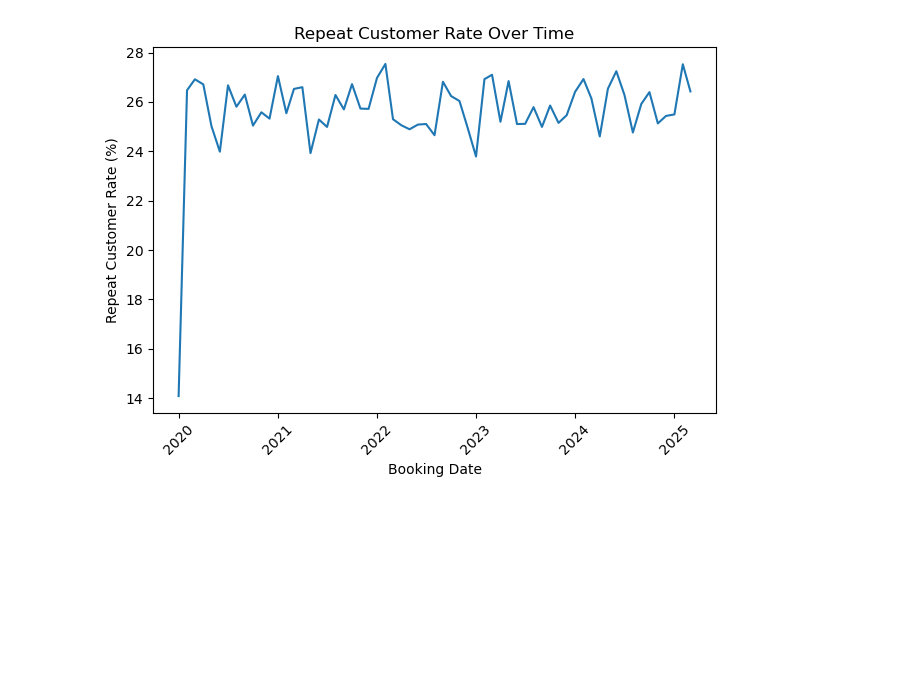
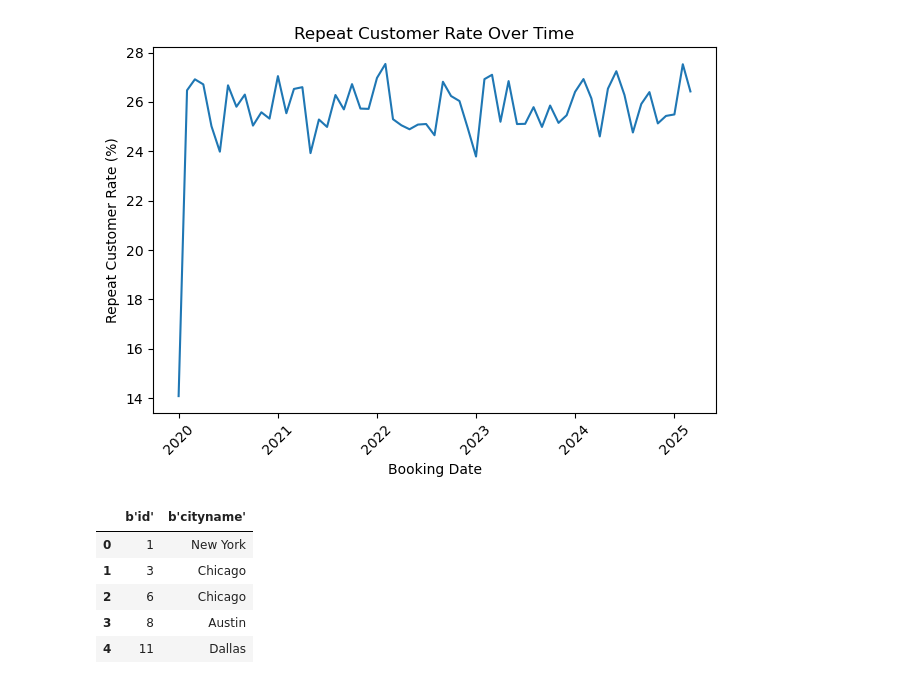
Before and after one commit to Amoako419/Rental_Marketplace, a Jupyter notebook: notebooks/kpis_pandas.ipynb, the cells around one changed output. Saved outputs shown, nothing was run; the diff lists cells and outputs as text; code cells hidden in the pictures; blank space fills up the shorter version.

```diff
--- a/notebooks/kpis_pandas.ipynb
+++ b/notebooks/kpis_pandas.ipynb
@@ -346,3 +404,13 @@ plt.tight_layout()
 plt.show()
 # %% [output]
 [figure]
+# %%
+df = pd.read_csv("../apartment_attr.csv")
+df.head()
+# %% [output]
+|  | b'id' | b'cityname' |
+| 0 | 1 | New York |
+| 1 | 3 | Chicago |
+| 2 | 6 | Chicago |
+| 3 | 8 | Austin |
+| 4 | 11 | Dallas |
```
Also changed, not shown: parts of 14 cells of this notebook, 5 other files.
